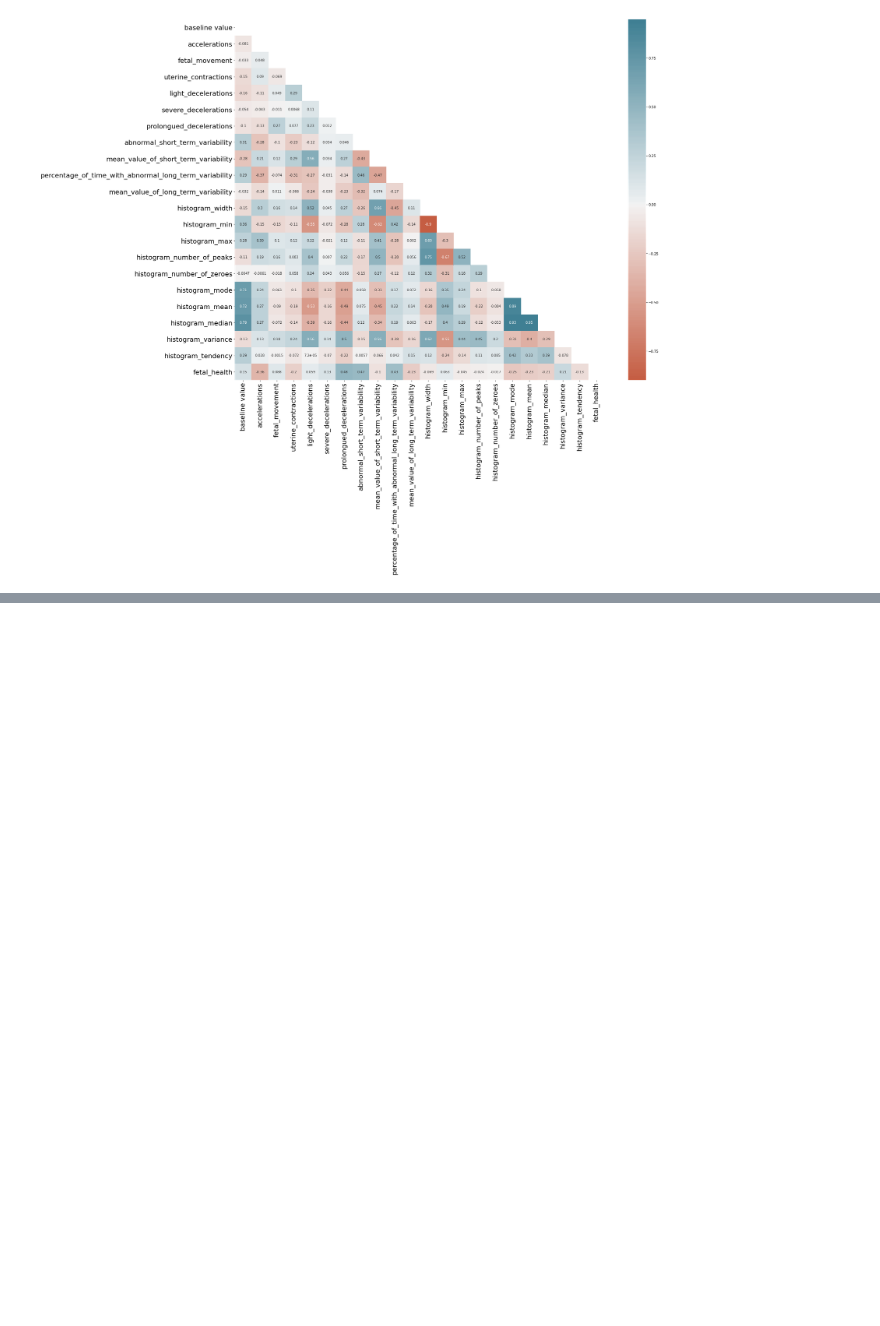
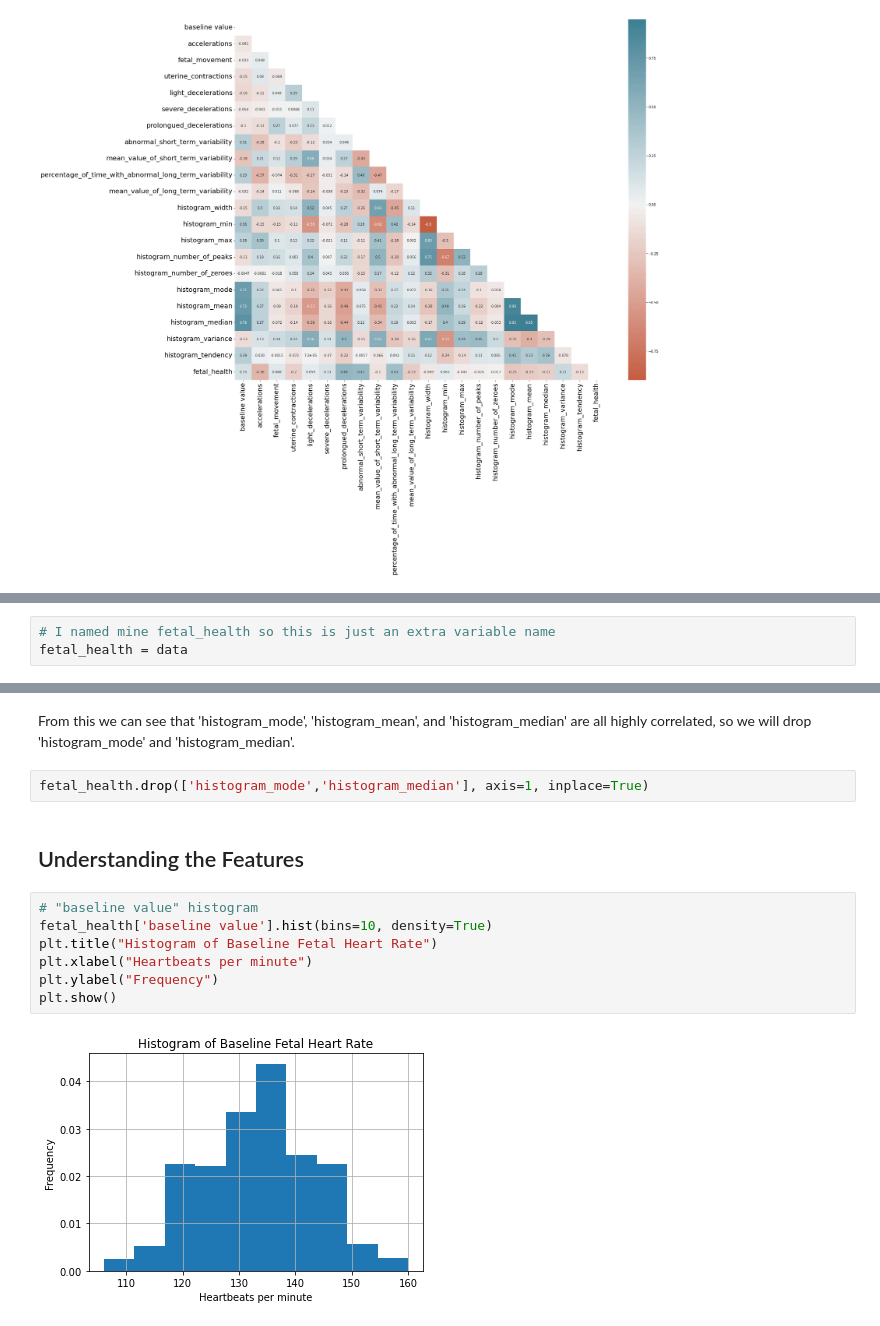
Before and after one commit to halepino/FetalHealth_PredictiveAnalytics, a Jupyter notebook: FetalHealth_FigueroaSchwartzwald.ipynb, the cells around one changed output, grey strips where cells are left out. Cells and saved outputs as stored; diff of their text form; blank space fills up the shorter version.

Commit message:
graphs added
the exploratory data analysis now contains rough drafts of both single variable and two-variable graphs

```diff
--- a/FetalHealth_FigueroaSchwartzwald.ipynb
+++ b/FetalHealth_FigueroaSchwartzwald.ipynb
@@ -47,0 +52,3 @@ sns.heatmap(data.corr(),
+# %%
+# I named mine fetal_health so this is just an extra variable name
+fetal_health = data
@@ -47,0 +86,15 @@ sns.heatmap(data.corr(),
+# %% [markdown]
+From this we can see that 'histogram_mode', 'histogram_mean', and 'histogram_median' are all highly correlated, so we will drop 'histogram_mode' and 'histogram_median'.
+# %%
+fetal_health.drop(['histogram_mode','histogram_median'], axis=1, inplace=True)
+# %% [markdown]
+## Understanding the Features
+# %%
+# "baseline value" histogram
+fetal_health['baseline value'].hist(bins=10, density=True)
+plt.title("Histogram of Baseline Fetal Heart Rate")
+plt.xlabel("Heartbeats per minute")
+plt.ylabel("Frequency")
+plt.show()
+# %% [output]
+[figure, added]
```
Also changed, not shown: parts of 81 cells of this notebook.
